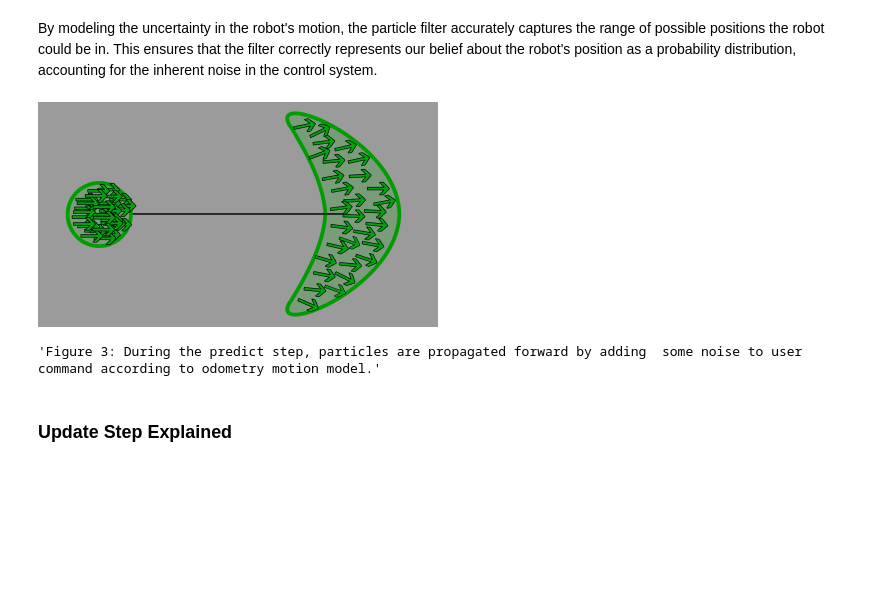
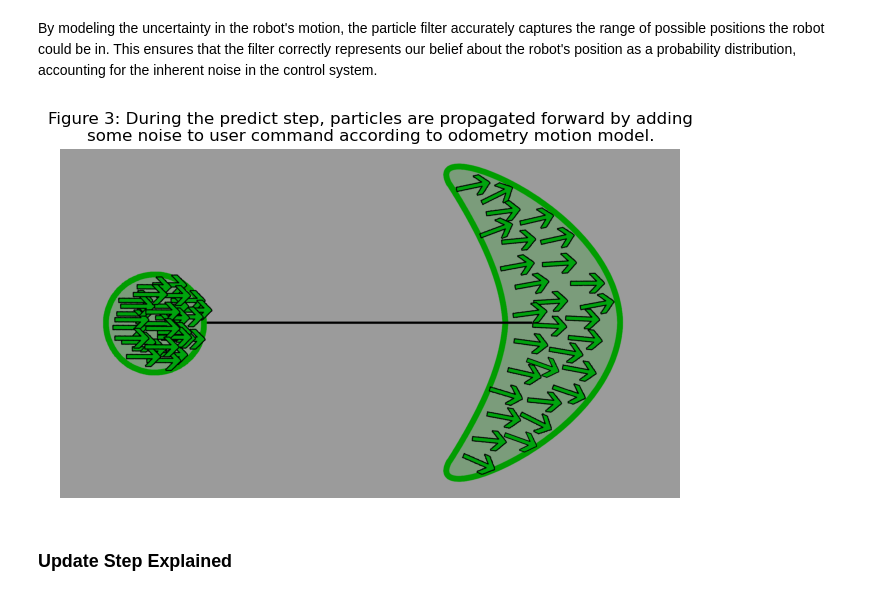
Before and after one commit to Muhammad540/Guide-to-Sensor-Fusion, a Jupyter notebook: docs/ParticleFilter.ipynb, the cells around one changed output. Cells and saved outputs as stored; diff of their text form; code cells hidden in the pictures; blank space fills up the shorter version.

```diff
--- a/docs/ParticleFilter.ipynb
+++ b/docs/ParticleFilter.ipynb
@@ -89,10 +95,14 @@ To address this, we add randomness (noise) to the movement of each particle. Ins
 # %% [markdown]
 By modeling the uncertainty in the robot's motion, the particle filter accurately captures the range of possible positions the robot could be in. This ensures that the filter correctly represents our belief about the robot's position as a probability distribution, accounting for the inherent noise in the control system.
 # %%
-display(Image("predict_step_dispersion.png", width=400, height=400), "Figure 3: During the predict step, particles are propagated forward by adding  some noise to user command according to odometry motion model.")
+image = mpimg.imread('predict_step_dispersion.png')
+plt.figure(figsize=(8, 8))
+plt.imshow(image)
+plt.title("Figure 3: During the predict step, particles are propagated forward by adding\nsome noise to user command according to odometry motion model.")
+plt.axis('off')
+plt.show()
 # %% [output]
-[figure, old version]
+[figure, new version]
-'Figure 3: During the predict step, particles are propagated forward by adding  some noise to user command according to odometry motion model.'
 # %% [markdown]
 ### Update Step Explained
 # %% [markdown]
```
Also changed, not shown: parts of 8 cells of this notebook, 6 other files.
